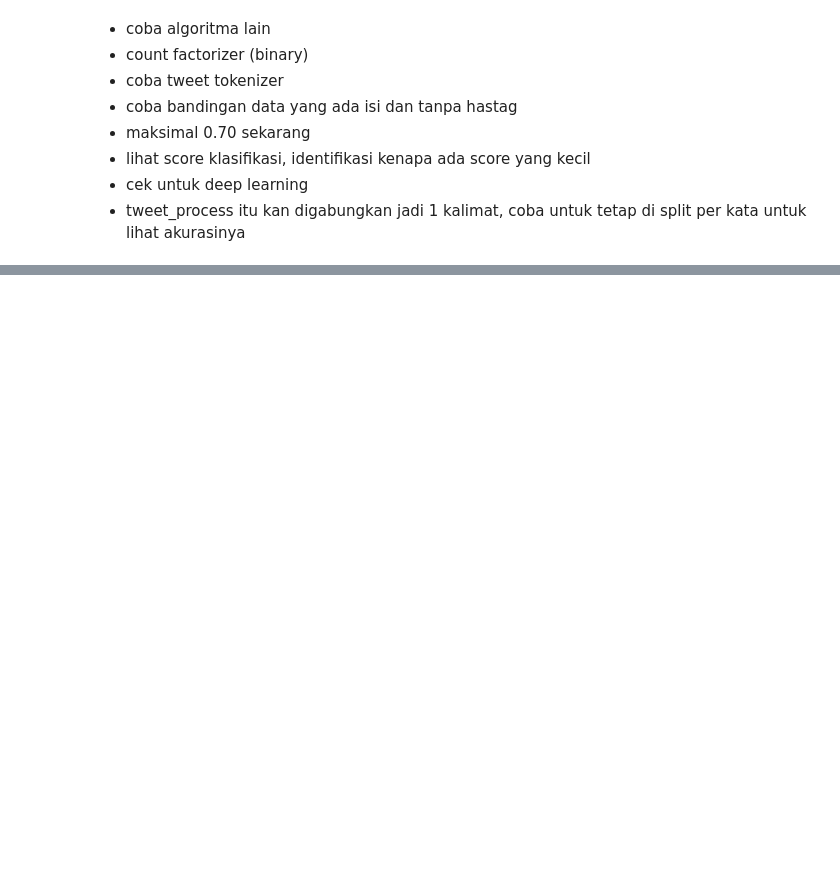
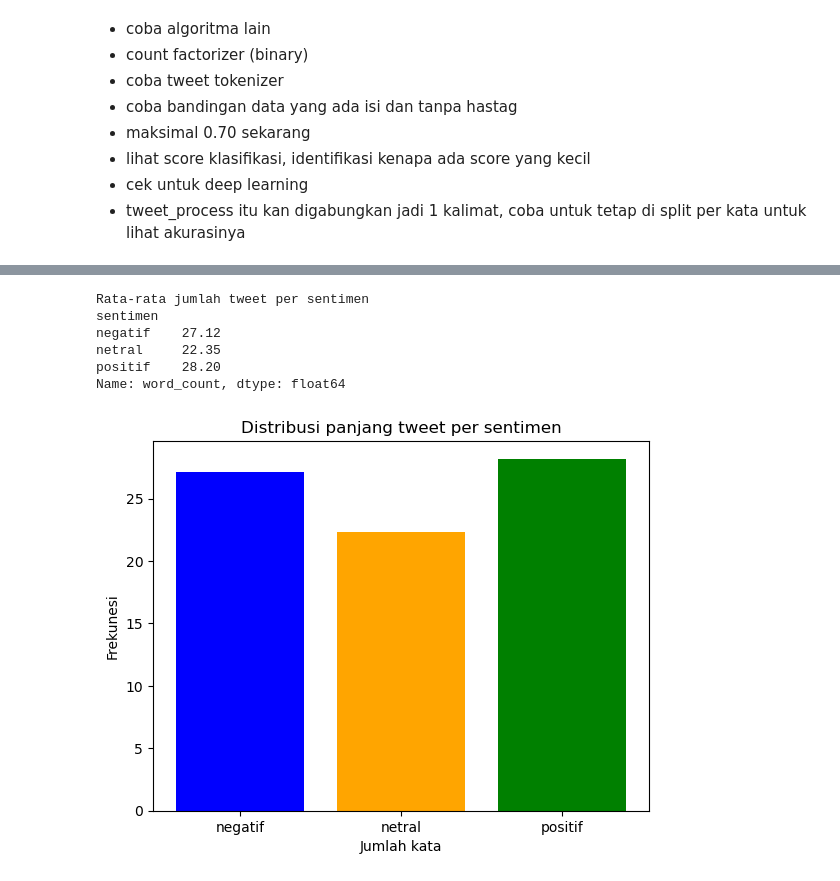
Before and after one commit to SuwandiRamadhan/Bootcamp-AI, a Jupyter notebook: Project 1/rev/project1_Model-Training-&-Evaluation.ipynb, the cells around one changed output, grey strips where cells are left out. Saved outputs shown, nothing was run; the diff lists cells and outputs as text; code cells hidden in the pictures; blank space fills up the shorter version.

```diff
--- a/Project 1/rev/project1_Model-Training-&-Evaluation.ipynb
+++ b/Project 1/rev/project1_Model-Training-&-Evaluation.ipynb
@@ -100,0 +148,24 @@ SyntaxError: invalid syntax (1947214667.py, line 1)
+# %%
+# Buat kolom baru untuk hitung jumlah kata dari setiap target tweet
+df['word_count'] = df['tweet_process'].dropna().apply(lambda x: len(x.split()))
+
+avg_wordcount = df.groupby('sentimen')['word_count'].mean().round(2)
+
+print("Rata-rata jumlah tweet per sentimen")
+print(avg_wordcount)
+
+# Buat barchart
+plt.bar (avg_wordcount.index, avg_wordcount.values, color=['blue', 'orange', 'green'])
+plt.title('Distribusi panjang tweet per sentimen')
+plt.xlabel('Jumlah kata')
+plt.ylabel('Frekunesi')
+# plt.grid(axis='y', linestyle='--', alpha=0.7)
+plt.show()
+# %% [output]
+Rata-rata jumlah tweet per sentimen
+sentimen
+negatif    27.12
+netral     22.35
+positif    28.20
+Name: word_count, dtype: float64
+[figure, added]
```
Also changed, not shown: parts of 13 cells of this notebook, 2 other files.
